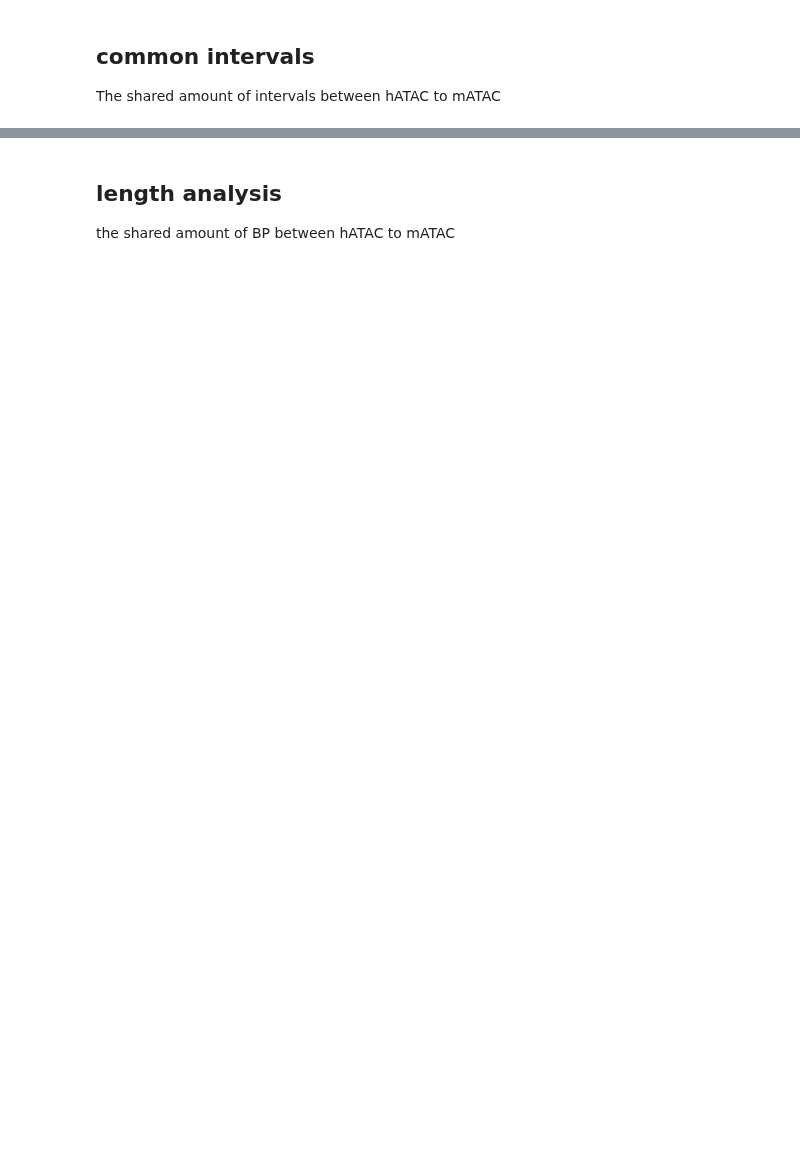
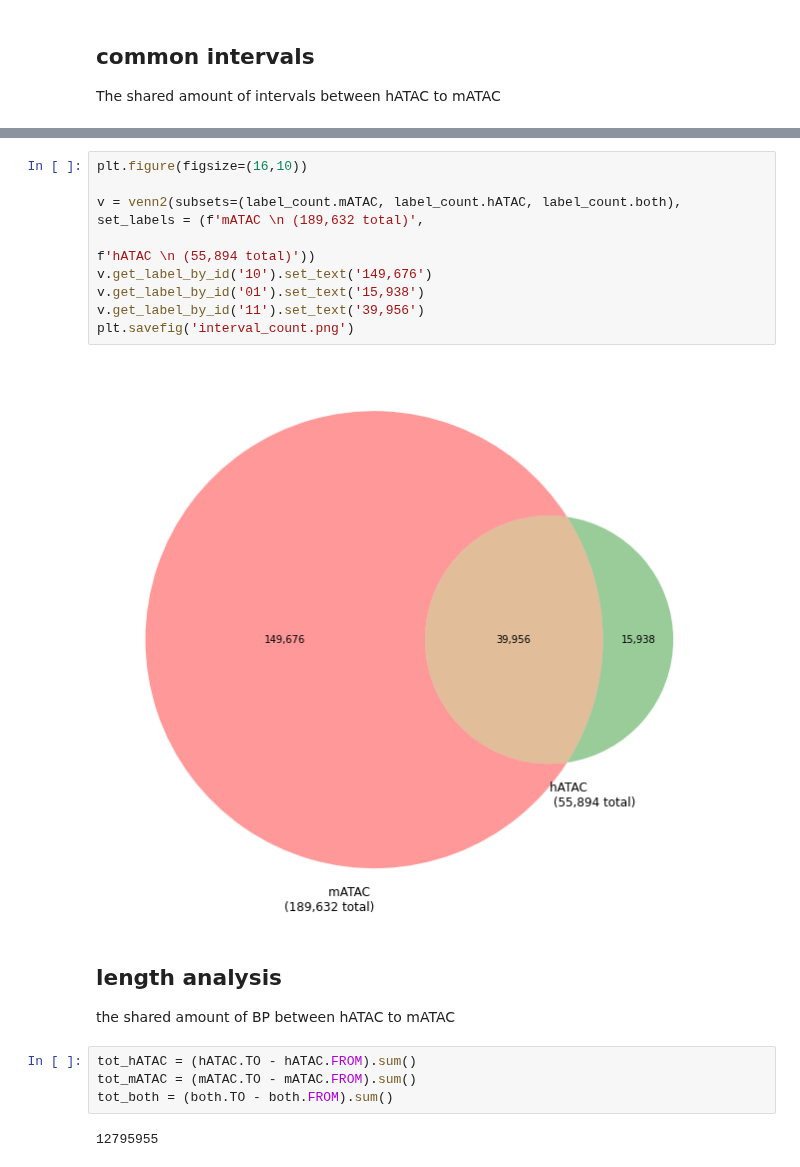
Before and after one commit to Toozig/gnomAD_df_class, a Jupyter notebook: interval_analysis.ipynb, the cells around one changed output, grey strips where cells are left out. Saved outputs shown, nothing was run; the diff lists cells and outputs as text; blank space fills up the shorter version.

```diff
--- a/interval_analysis.ipynb
+++ b/interval_analysis.ipynb
@@ -56,5 +51,22 @@ v.get_label_by_id('11').set_text('28,066')
+# %%
+plt.figure(figsize=(16,10))
+
+v = venn2(subsets=(label_count.mATAC, label_count.hATAC, label_count.both), set_labels = (f'mATAC \n (189,632 total)',
+                                                                                          f'hATAC \n (55,894 total)'))
+v.get_label_by_id('10').set_text('149,676')
+v.get_label_by_id('01').set_text('15,938')
+v.get_label_by_id('11').set_text('39,956')
+plt.savefig('interval_count.png')
+# %% [output]
+[figure, added]
 # %% [markdown]
 ## length analysis <a class='anchor' id='length'></a>
 
 the shared amount of BP between hATAC to mATAC
+# %%
+tot_hATAC = (hATAC.TO - hATAC.FROM).sum()
+tot_mATAC = (mATAC.TO - mATAC.FROM).sum()
+tot_both = (both.TO - both.FROM).sum()
+# %% [output]
+12795955
 # %%
```
Also changed, not shown: parts of 6 cells of this notebook.
